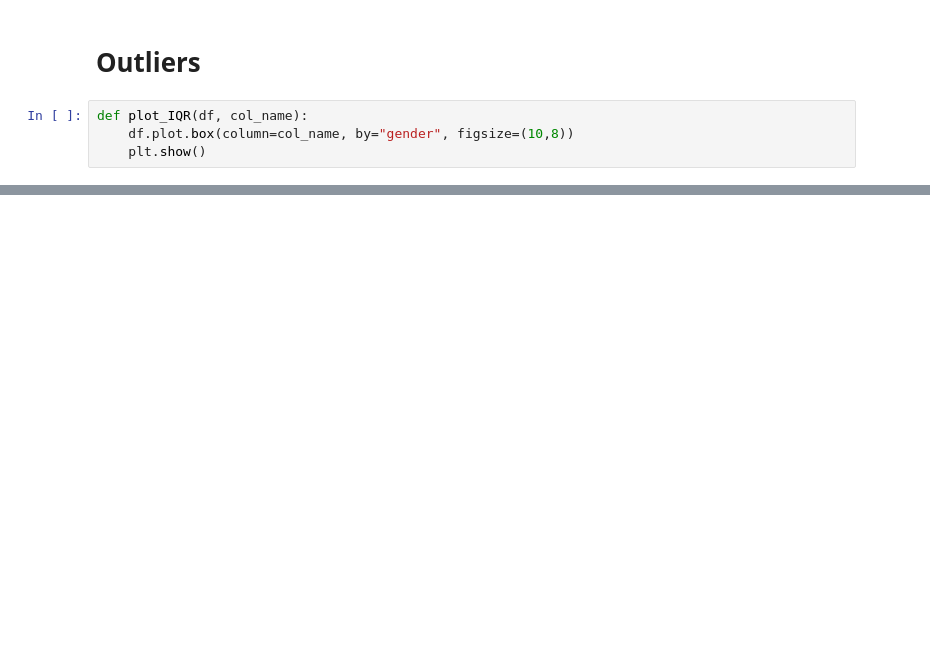
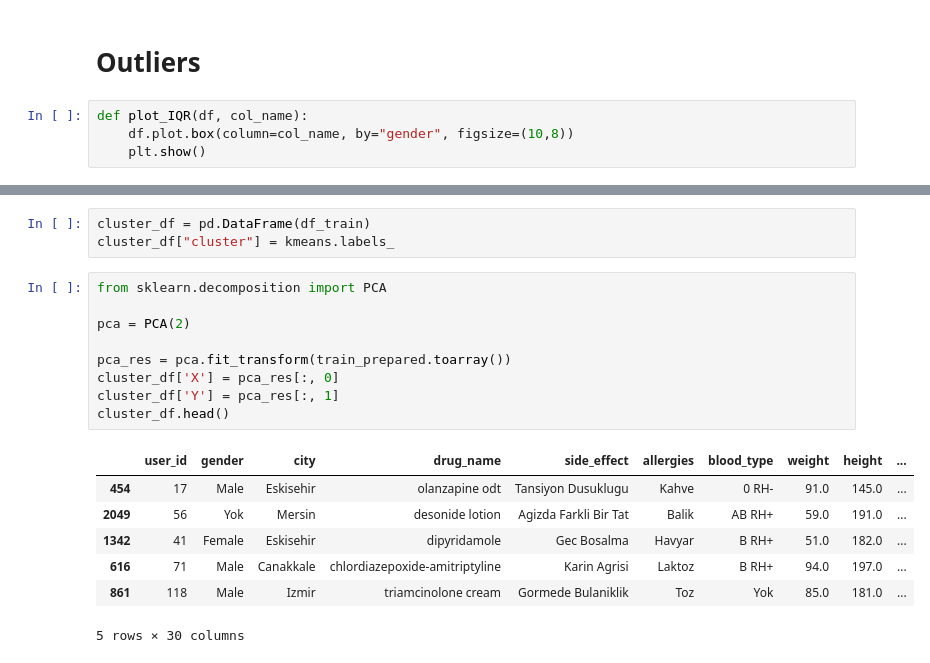
Before and after one commit to yusufmertcel/Pusula_YusufMert_Celikarslan, a Jupyter notebook: data_analysis.ipynb, the cells around one changed output, grey strips where cells are left out. Cells and saved outputs as stored; diff of their text form; blank space fills up the shorter version.

```diff
--- a/data_analysis.ipynb
+++ b/data_analysis.ipynb
@@ -434,0 +452,20 @@ for
+# %%
+cluster_df = pd.DataFrame(df_train)
+cluster_df["cluster"] = kmeans.labels_
+# %%
+from sklearn.decomposition import PCA
+
+pca = PCA(2)
+
+pca_res = pca.fit_transform(train_prepared.toarray())
+cluster_df['X'] = pca_res[:, 0]
+cluster_df['Y'] = pca_res[:, 1]
+cluster_df.head()
+# %% [output]
+|  | user_id | gender | city | drug_name | side_effect | allergies | blood_type | weight | height | ... |
+| 454 | 17 | Male | Eskisehir | olanzapine odt | Tansiyon Dusuklugu | Kahve | 0 RH- | 91.0 | 145.0 | ... |
+| 2049 | 56 | Yok | Mersin | desonide lotion | Agizda Farkli Bir Tat | Balik | AB RH+ | 59.0 | 191.0 | ... |
+| 1342 | 41 | Female | Eskisehir | dipyridamole | Gec Bosalma | Havyar | B RH+ | 51.0 | 182.0 | ... |
+| 616 | 71 | Male | Canakkale | chlordiazepoxide-amitriptyline | Karin Agrisi | Laktoz | B RH+ | 94.0 | 197.0 | ... |
+| 861 | 118 | Male | Izmir | triamcinolone cream | Gormede Bulaniklik | Toz | Yok | 85.0 | 181.0 | ... |
+5 rows × 30 columns
```
Also changed, not shown: parts of 18 cells of this notebook.
